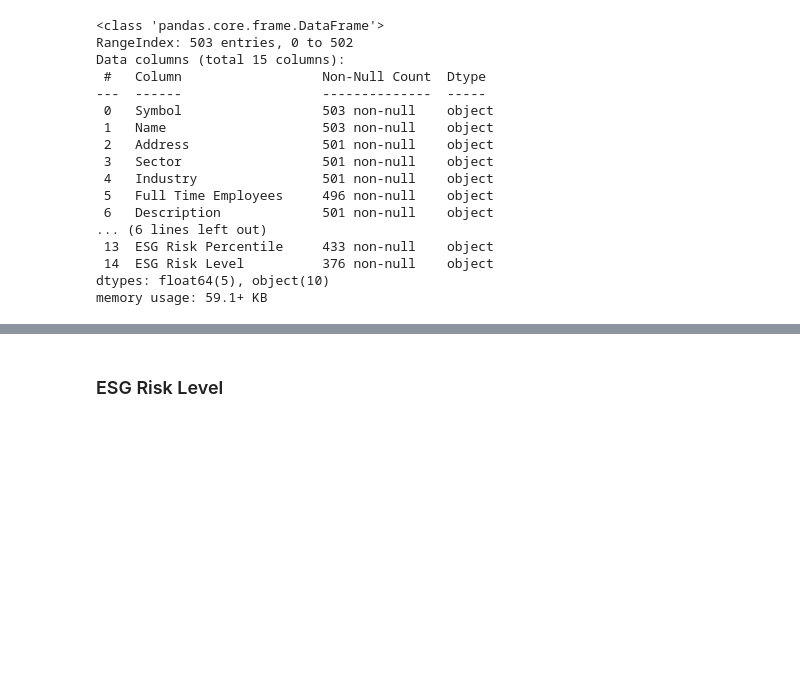
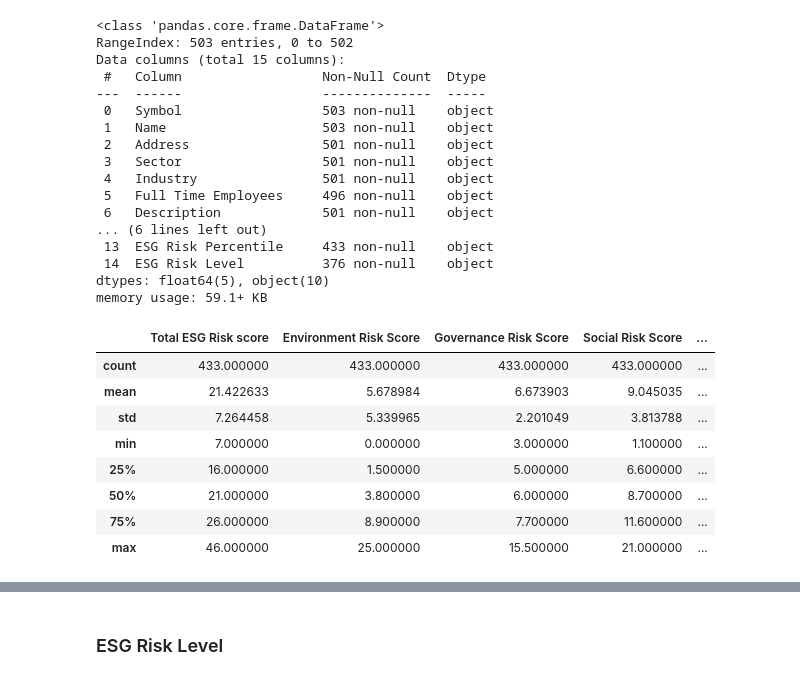
Before and after one commit to avanegasp/mi_proyecto_unicatalu-a, a Jupyter notebook: Módulo4_Practica_individual_ESG.ipynb, the cells around one changed output, grey strips where cells are left out. Saved outputs shown, nothing was run; the diff lists cells and outputs as text; code cells hidden in the pictures; blank space fills up the shorter version.

```diff
--- a/Módulo4_Practica_individual_ESG.ipynb
+++ b/Módulo4_Practica_individual_ESG.ipynb
@@ -34,6 +34,18 @@ Data columns (total 15 columns):
  14  ESG Risk Level          376 non-null    object
 dtypes: float64(5), object(10)
 memory usage: 59.1+ KB
+# %%
+risk.describe()
+# %% [output]
+|  | Total ESG Risk score | Environment Risk Score | Governance Risk Score | Social Risk Score | ... |
+| count | 433.000000 | 433.000000 | 433.000000 | 433.000000 | ... |
+| mean | 21.422633 | 5.678984 | 6.673903 | 9.045035 | ... |
+| std | 7.264458 | 5.339965 | 2.201049 | 3.813788 | ... |
+| min | 7.000000 | 0.000000 | 3.000000 | 1.100000 | ... |
+| 25% | 16.000000 | 1.500000 | 5.000000 | 6.600000 | ... |
+| 50% | 21.000000 | 3.800000 | 6.000000 | 8.700000 | ... |
+| 75% | 26.000000 | 8.900000 | 7.700000 | 11.600000 | ... |
+| max | 46.000000 | 25.000000 | 15.500000 | 21.000000 | ... |
 # %%
 risk.describe(include='object')
 # %% [output]
```
Also changed, not shown: parts of 43 cells of this notebook.
